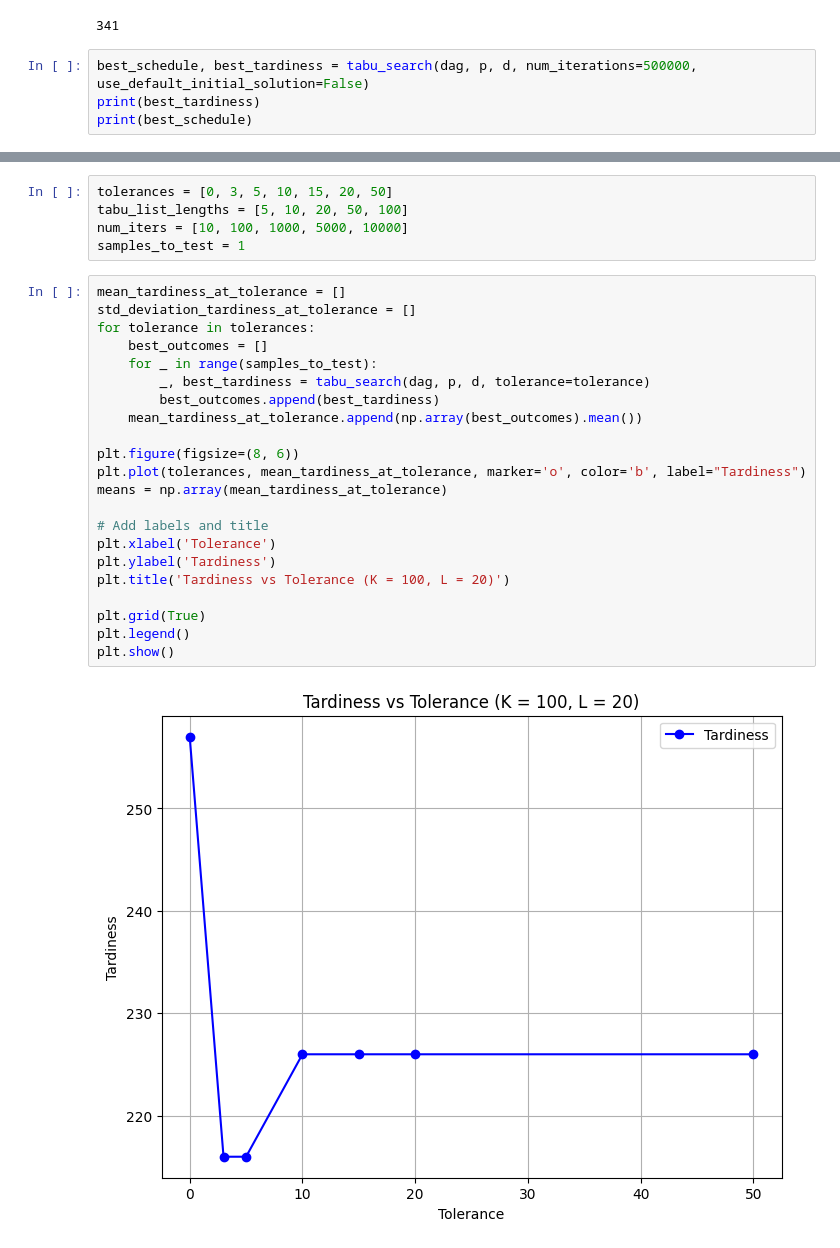
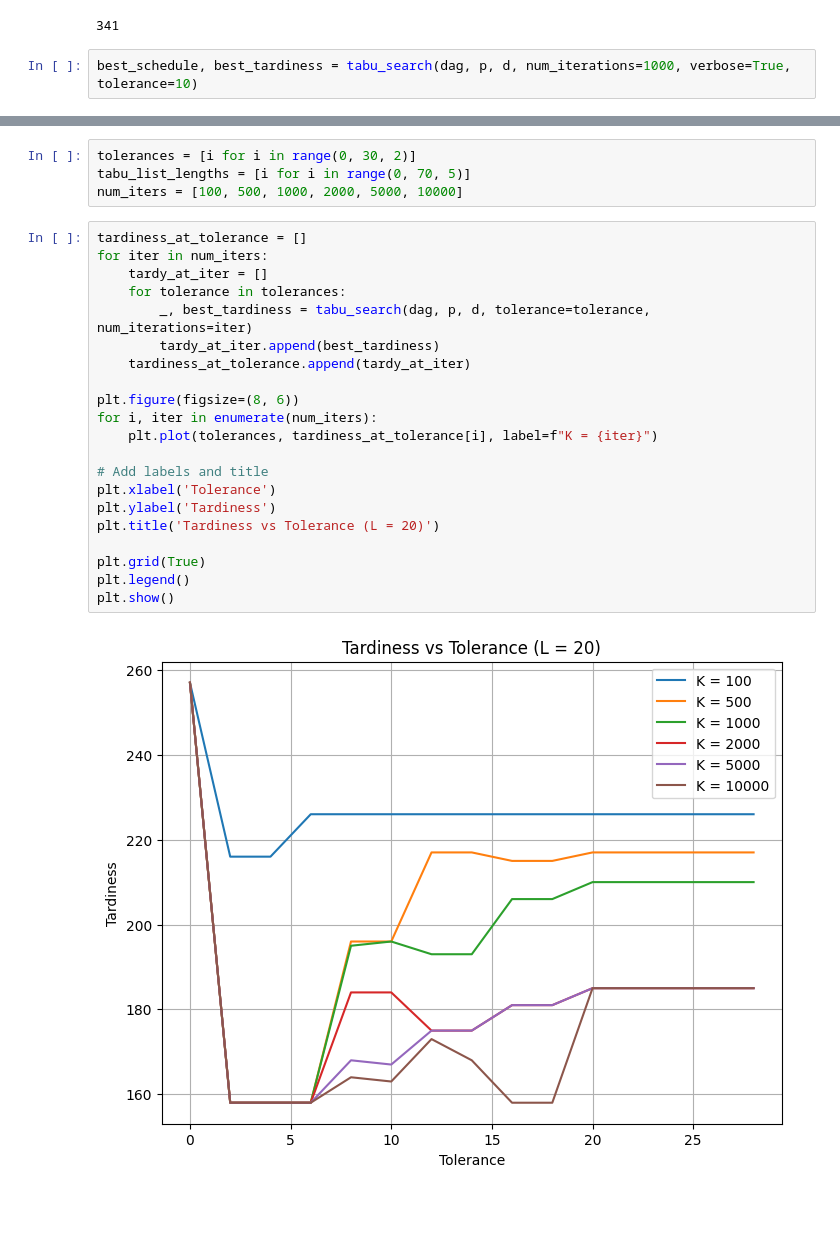
Before and after one commit to jackbrand900/scheduling_cw, a Jupyter notebook: coursework.ipynb, the cells around one changed output, grey strips where cells are left out. Saved outputs shown, nothing was run; the diff lists cells and outputs as text; blank space fills up the shorter version.

Commit message:
adding graphs

```diff
--- a/coursework.ipynb
+++ b/coursework.ipynb
@@ -154,7 +182,5 @@ print(initial_tardiness)
 # %% [output]
 341
 # %%
-best_schedule, best_tardiness = tabu_search(dag, p, d, num_iterations=500000, use_default_initial_solution=False)
-print(best_tardiness)
-print(best_schedule)
+best_schedule, best_tardiness = tabu_search(dag, p, d, num_iterations=1000, verbose=True, tolerance=10)
 # %% [output]
@@ -163,30 +204,28 @@ print(best_schedule)
 # %%
-tolerances = [0, 3, 5, 10, 15, 20, 50]
-tabu_list_lengths = [5, 10, 20, 50, 100]
-num_iters = [10, 100, 1000, 5000, 10000]
-samples_to_test = 1
+tolerances = [i for i in range(0, 30, 2)]
+tabu_list_lengths = [i for i in range(0, 70, 5)]
+num_iters = [100, 500, 1000, 2000, 5000, 10000]
 # %%
-mean_tardiness_at_tolerance = []
-std_deviation_tardiness_at_tolerance = []
-for tolerance in tolerances:
-    best_outcomes = []
-    for _ in range(samples_to_test):
-        _, best_tardiness = tabu_search(dag, p, d, tolerance=tolerance)
-        best_outcomes.append(best_tardiness)
-    mean_tardiness_at_tolerance.append(np.array(best_outcomes).mean())
+tardiness_at_tolerance = []
+for iter in num_iters:
+    tardy_at_iter = []
+    for tolerance in tolerances:
+        _, best_tardiness = tabu_search(dag, p, d, tolerance=tolerance, num_iterations=iter)
+        tardy_at_iter.append(best_tardiness)
+    tardiness_at_tolerance.append(tardy_at_iter)
 
 plt.figure(figsize=(8, 6))
-plt.plot(tolerances, mean_tardiness_at_tolerance, marker='o', color='b', label="Tardiness")
-means = np.array(mean_tardiness_at_tolerance)
+for i, iter in enumerate(num_iters):
+    plt.plot(tolerances, tardiness_at_tolerance[i], label=f"K = {iter}")
 
 # Add labels and title
 plt.xlabel('Tolerance')
 plt.ylabel('Tardiness')
-plt.title('Tardiness vs Tolerance (K = 100, L = 20)')
+plt.title('Tardiness vs Tolerance (L = 20)')
 
 plt.grid(True)
 plt.legend()
 plt.show()
 # %% [output]
-[figure, old version]
+[figure, new version]
 # %%
```
Also changed, not shown: parts of 8 cells of this notebook, 1 other file.
